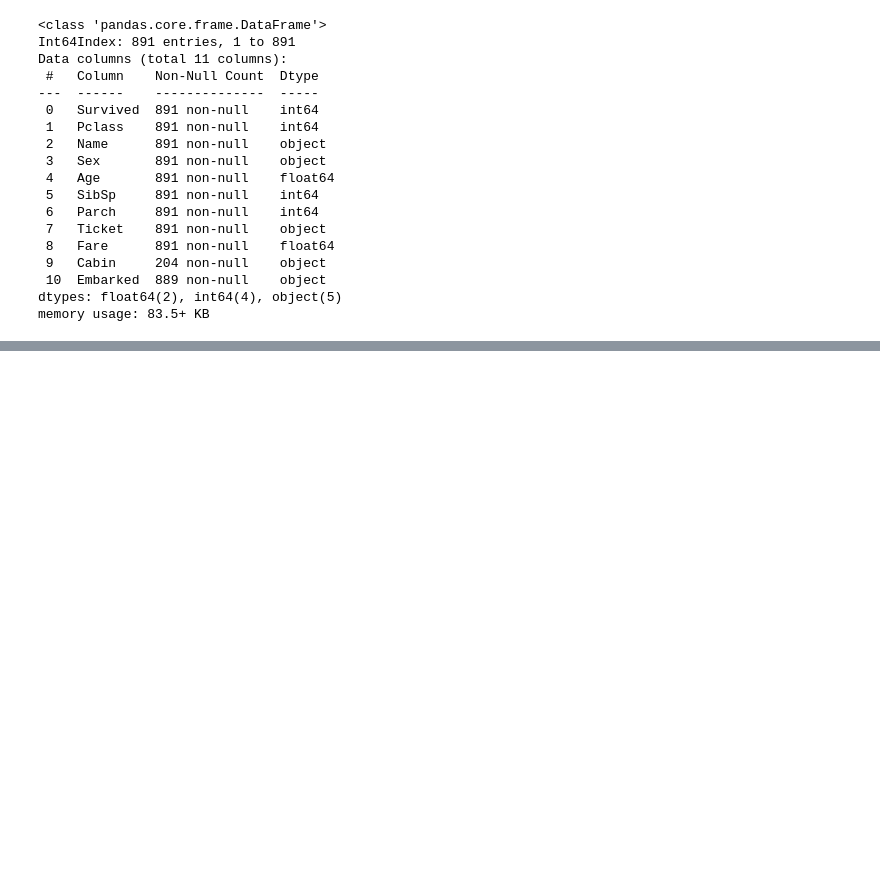
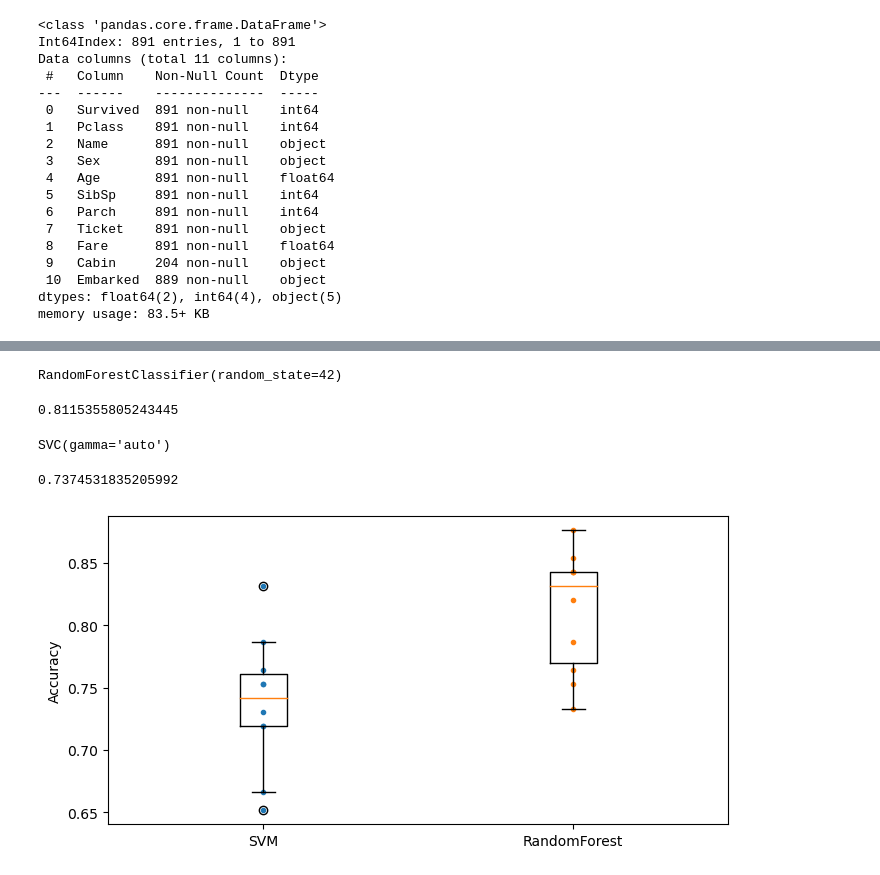
Before and after one commit to ohjunhoo/AI_20230309, a Jupyter notebook: NEW_HO/Untitled.ipynb, the cells around one changed output, grey strips where cells are left out. Saved outputs shown, nothing was run; the diff lists cells and outputs as text; code cells hidden in the pictures; blank space fills up the shorter version.

```diff
--- a/NEW_HO/Untitled.ipynb
+++ b/NEW_HO/Untitled.ipynb
@@ -165,0 +190,7 @@ array=[22.         38.         26.         35.         35.         29.69911765
+# %%
+from sklearn.ensemble import RandomForestClassifier
+
+ensemble_m = RandomForestClassifier(n_estimators=100, random_state=42)
+ensemble_m.fit(X_train,y_train)
+# %% [output]
+RandomForestClassifier(random_state=42)
@@ -165,0 +200,31 @@ array=[22.         38.         26.         35.         35.         29.69911765
+# %%
+from sklearn.model_selection import cross_val_score
+
+forest_score = cross_val_score(ensemble_m, X_train, y_train, cv=10)
+forest_score.mean()
+# %% [output]
+0.8115355805243445
+# %%
+from sklearn.svm import SVC
+
+svm_clf = SVC(gamma='auto')
+svm_clf.fit(X_train,y_train)
+# %% [output]
+SVC(gamma='auto')
+# %%
+svm_score = cross_val_score(svm_clf, X_train,y_train, cv=10)
+svm_score.mean()
+# %% [output]
+0.7374531835205992
+# %%
+import matplotlib.pyplot as plt
+
+plt.figure(figsize=(8,4))
+plt.plot([1]*10, svm_score, ".")
+plt.plot([2]*10, forest_score, ".")
+plt.boxplot([svm_score, forest_score],labels=("SVM","RandomForest"))
+plt.ylabel("Accuracy")
+
+plt.show()
+# %% [output]
+[figure, added]
```
Also changed, not shown: parts of 4 cells of this notebook.
